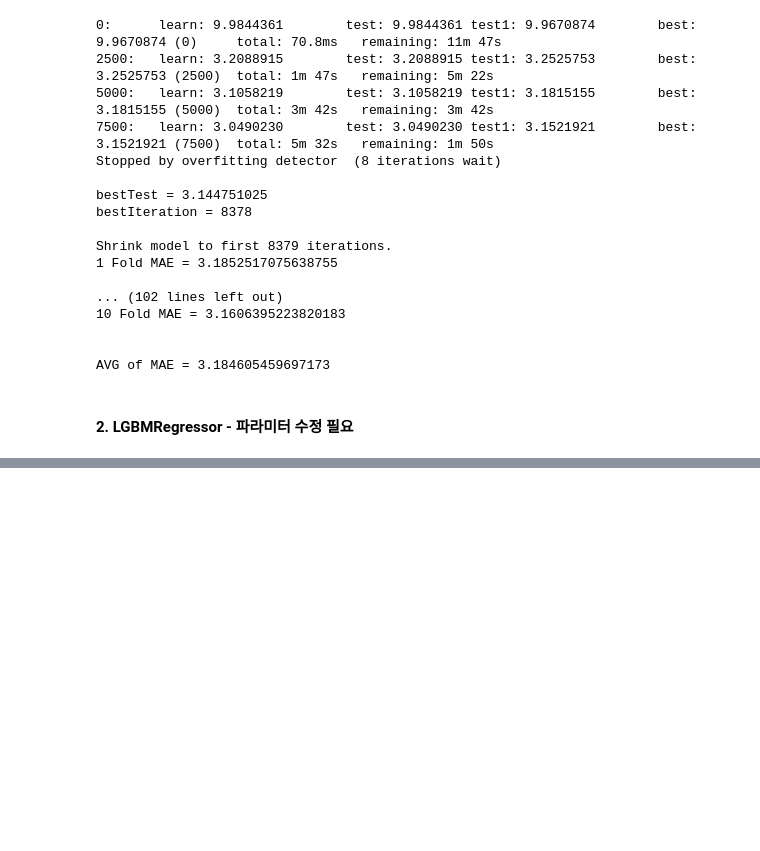
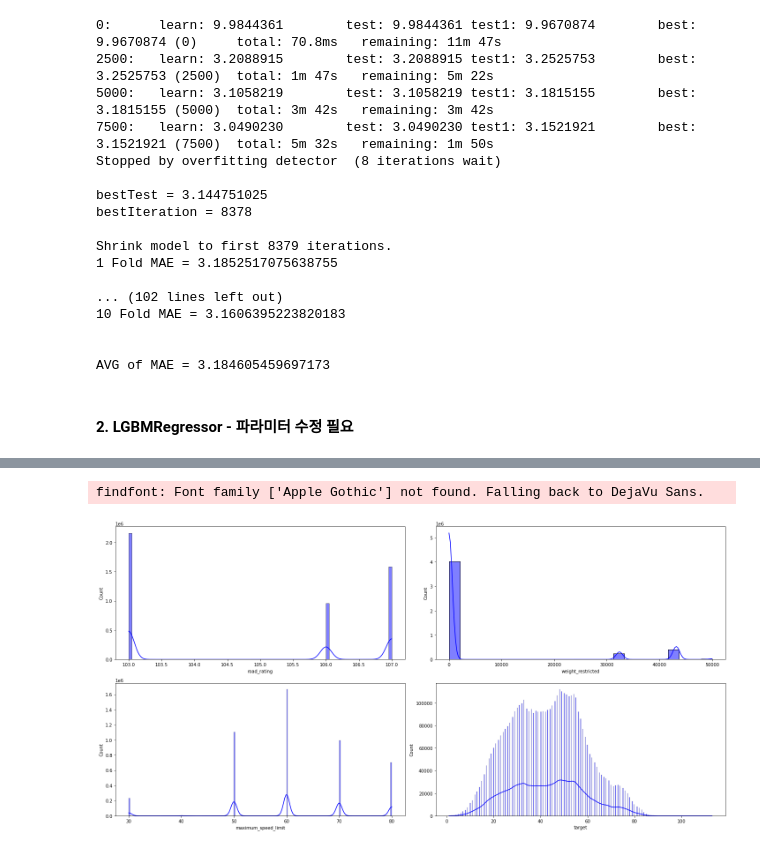
Before and after one commit to zudata/BEAKJOON, a Jupyter notebook: study/practice_note.ipynb, the cells around one changed output, grey strips where cells are left out. Cells and saved outputs as stored; diff of their text form; code cells hidden in the pictures; blank space fills up the shorter version.

Commit message:
jeju histplot

```diff
--- a/study/practice_note.ipynb
+++ b/study/practice_note.ipynb
@@ -506,0 +509,11 @@ xgb_param1 = {
+# %%
+import numpy as np
+import seaborn as sns
+import matplotlib.pyplot as plt
+import pandas as pd
+import os
+plt.rc("font", family="Apple Gothic")
+# %%
+train = pd.read_csv('data/jeju/train.csv')
+test = pd.read_csv('data/jeju/test.csv')
+train
@@ -506,0 +599,3 @@ xgb_param1 = {
+# %%
+train["base_date"] = pd.to_datetime(train["base_date"],format='%Y%m%d')
+train
@@ -506,0 +616,18 @@ xgb_param1 = {
+# %%
+fig, axes = plt.subplots(2, 2, figsize=(20,10))
+
+sns.histplot(x=train['road_rating'],kde=True,ax=axes[0][0], color='blue')
+sns.histplot(x=train['weight_restricted'],kde=True,ax=axes[0][1], color='blue')
+sns.histplot(x=train['maximum_speed_limit'],kde=True,ax=axes[1][0], color='blue')
+sns.histplot(x=train['target'],kde=True,ax=axes[1][1], color='blue')
+
+plt.tight_layout()
+plt.show()
+
+# road_rating = 3개의 값.
+# weight_restricted = 대부분 0.
+# maximum_speed_limit = 60이 대다수.
+# 연속적인 데이터는 없음.
+# %% [output]
+findfont: Font family ['Apple Gothic'] not found. Falling back to DejaVu Sans.
+[figure, added]
```
Also changed, not shown: parts of 12 cells of this notebook.
